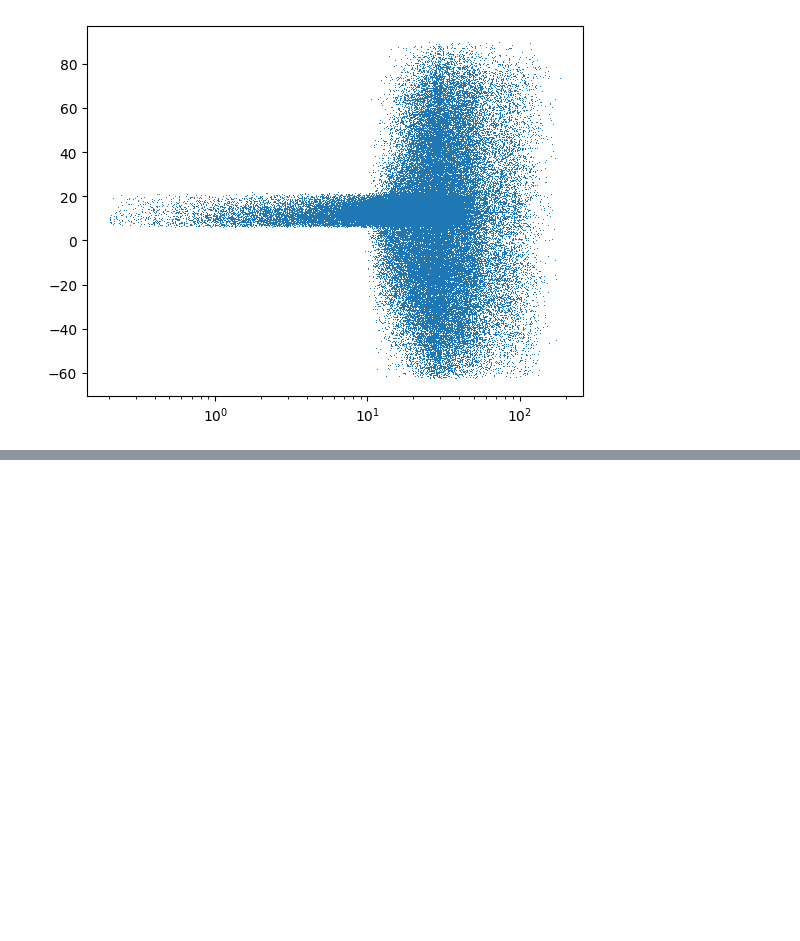
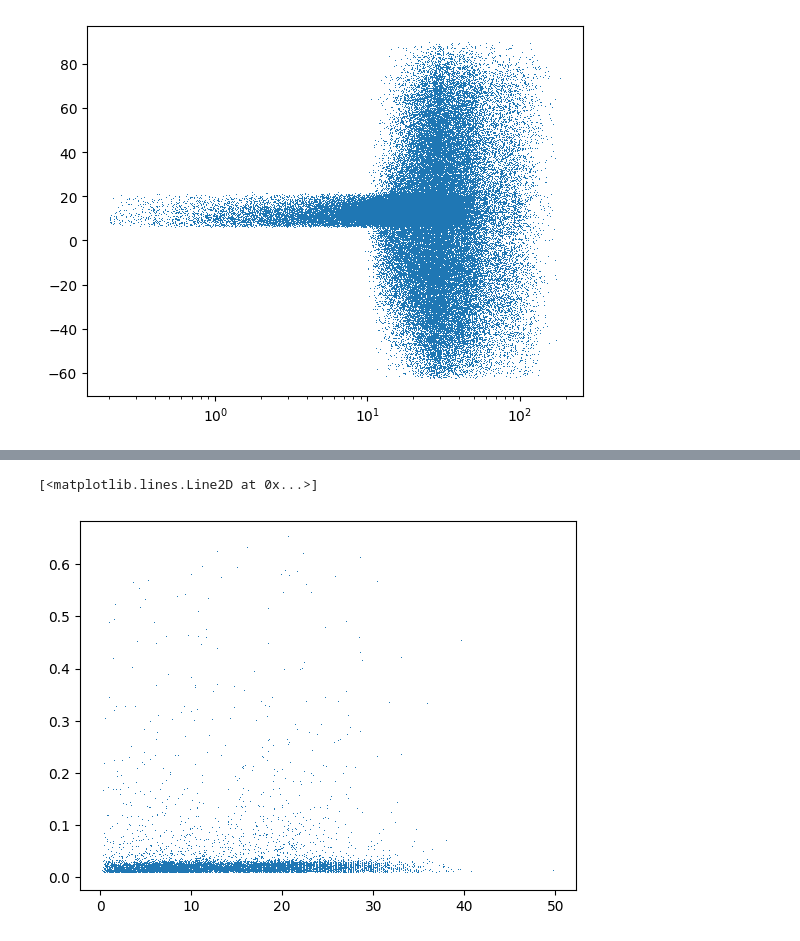
Before and after one commit to BelenKohl/SRMP, a Jupyter notebook: Nov28_kohl.ipynb, the cells around one changed output, grey strips where cells are left out. Cells and saved outputs as stored; diff of their text form; code cells hidden in the pictures; blank space fills up the shorter version.

```diff
--- a/Nov28_kohl.ipynb
+++ b/Nov28_kohl.ipynb
@@ -34,0 +50,5 @@ plt.xscale('log')
+# %%
+plt.plot(df['Prot'],df['dec_error'],',')
+# %% [output]
+[<matplotlib.lines.Line2D at 0x...>]
+[figure, added]
```
Also changed, not shown: parts of 9 cells of this notebook.
